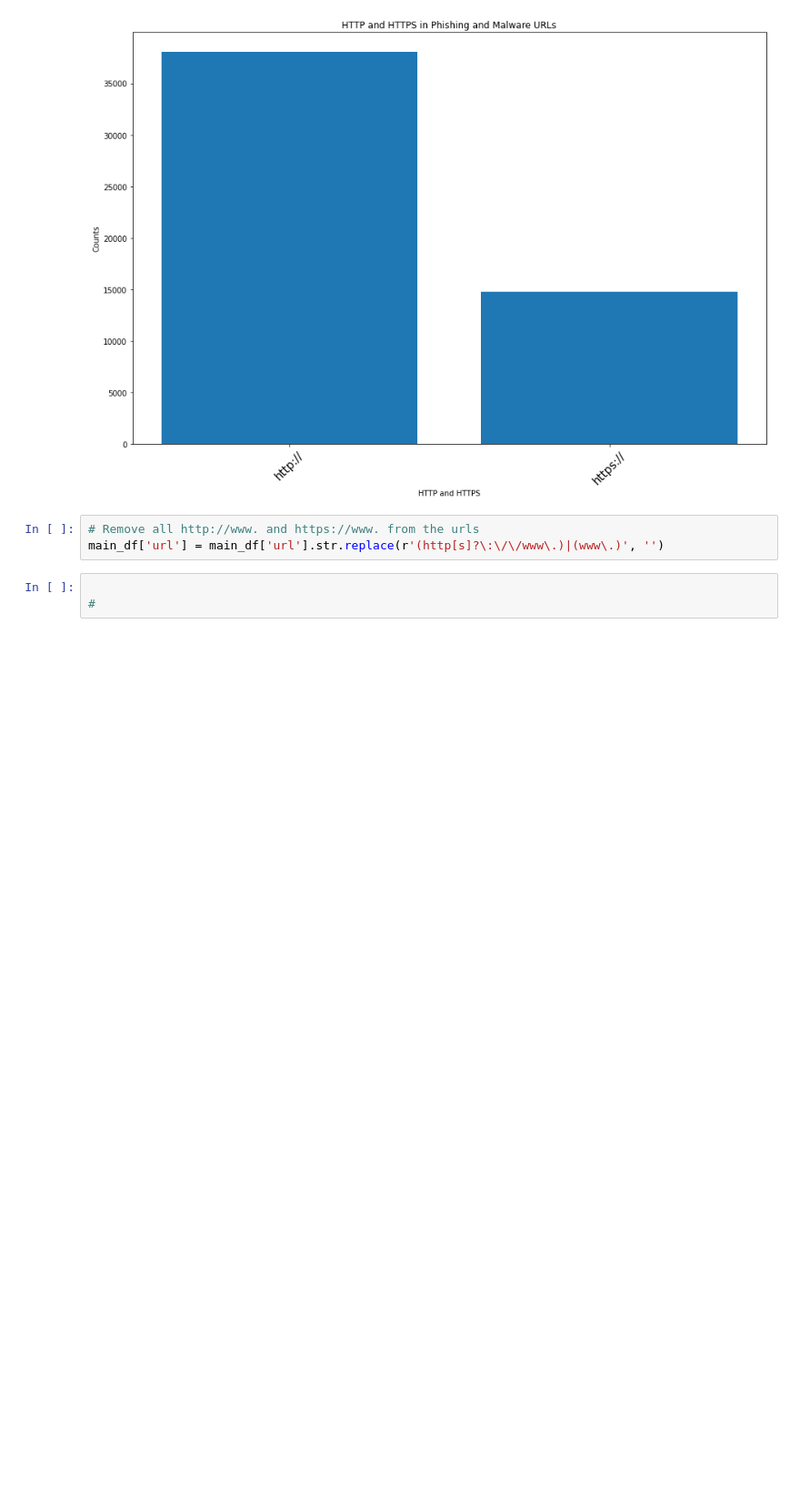
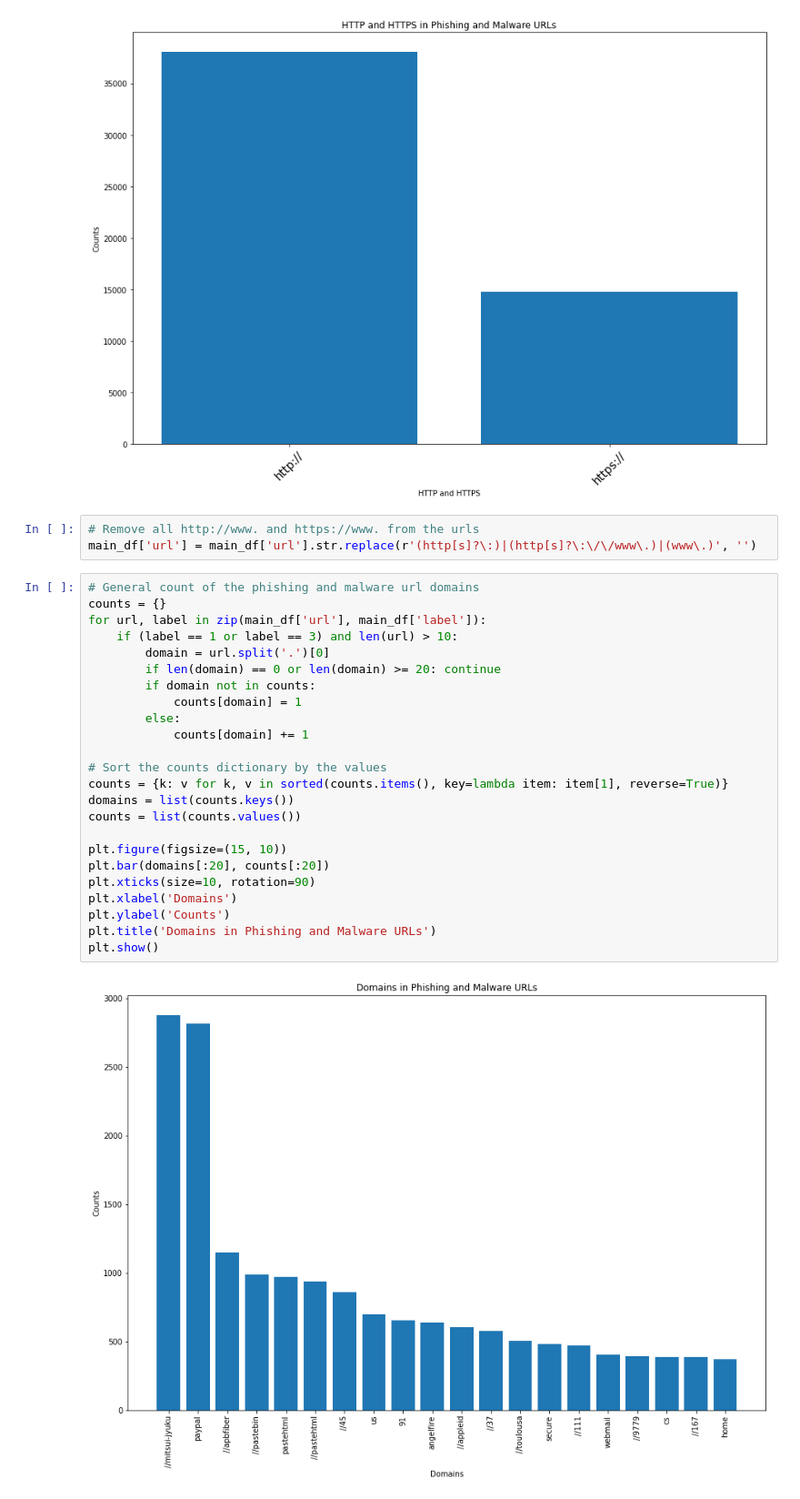
Before and after one commit to RdgFerreira/phishing-urls-analysis, a Jupyter notebook: main.ipynb, the cells around one changed output. Shown at 91% size. Cells and saved outputs as stored; diff of their text form; blank space fills up the shorter version.

```diff
--- a/main.ipynb
+++ b/main.ipynb
@@ -613,7 +620,30 @@ plt.show()
 [figure]
 # %%
 # Remove all http://www. and https://www. from the urls
-main_df['url'] = main_df['url'].str.replace(r'(http[s]?\:\/\/www\.)|(www\.)', '')
+main_df['url'] = main_df['url'].str.replace(r'(http[s]?\:)|(http[s]?\:\/\/www\.)|(www\.)', '')
-# %%
-
-#
+# %%
+# General count of the phishing and malware url domains
+counts = {}
+for url, label in zip(main_df['url'], main_df['label']):
+    if (label == 1 or label == 3) and len(url) > 10:
+        domain = url.split('.')[0]
+        if len(domain) == 0 or len(domain) >= 20: continue
+        if domain not in counts:
+            counts[domain] = 1
+        else:
+            counts[domain] += 1
+
+# Sort the counts dictionary by the values
+counts = {k: v for k, v in sorted(counts.items(), key=lambda item: item[1], reverse=True)}
+domains = list(counts.keys())
+counts = list(counts.values())
+
+plt.figure(figsize=(15, 10))
+plt.bar(domains[:20], counts[:20])
+plt.xticks(size=10, rotation=90)
+plt.xlabel('Domains')
+plt.ylabel('Counts')
+plt.title('Domains in Phishing and Malware URLs')
+plt.show()
+# %% [output]
+[figure, added]
```
Also changed, not shown: parts of 2 cells of this notebook, 10 other files.
